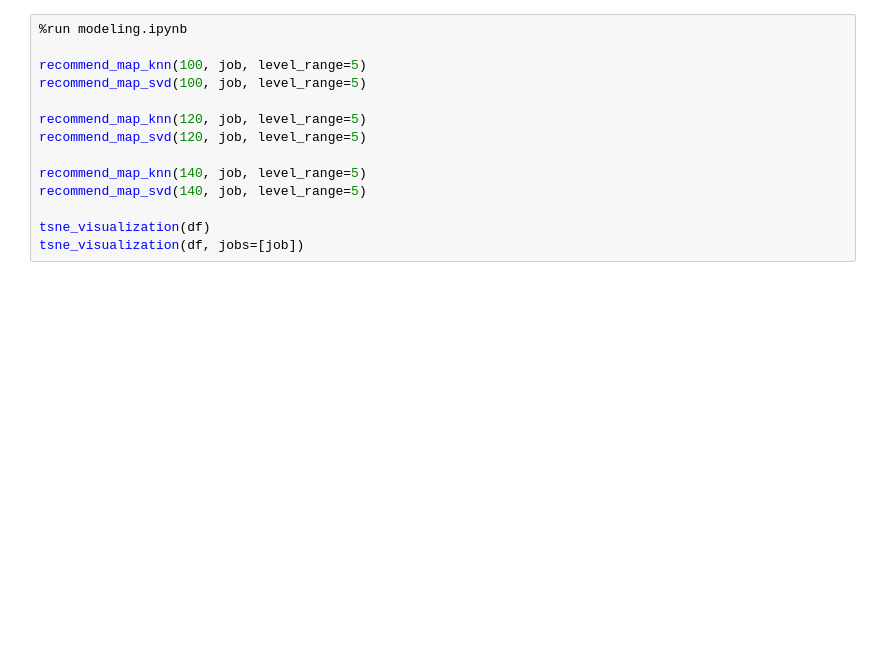
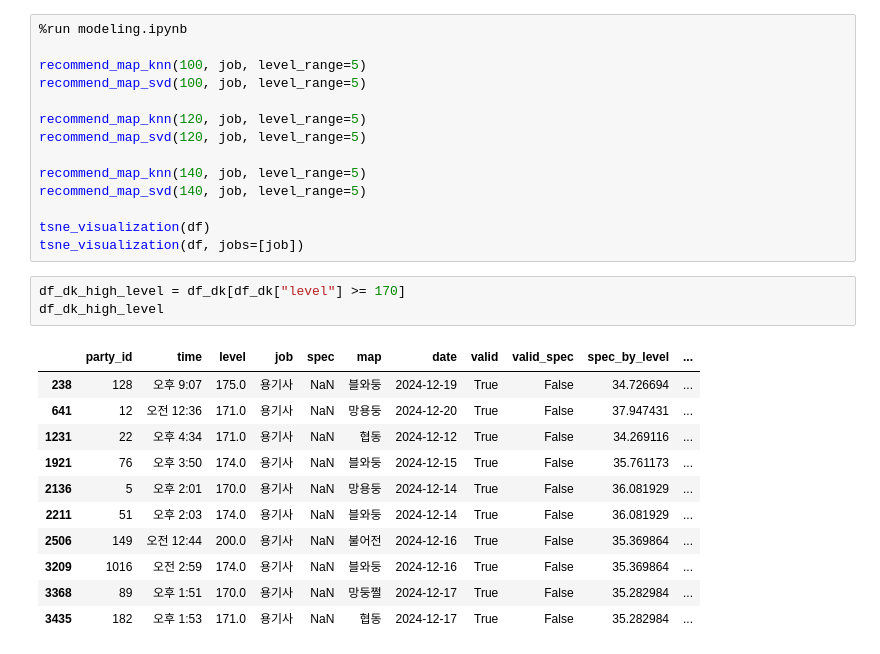
Before and after one commit to jongwonIee/mapleland, a Jupyter notebook: party/job-DK.ipynb, the cells around one changed output. Drawn from its saved outputs; the diff is of its cells as text; blank space fills up the shorter version.

```diff
--- a/party/job-DK.ipynb
+++ b/party/job-DK.ipynb
@@ -154,3 +156,18 @@ recommend_map_svd(140, job, level_range=5)
 
 tsne_visualization(df)
 tsne_visualization(df, jobs=[job])
+# %%
+df_dk_high_level = df_dk[df_dk["level"] >= 170]
+df_dk_high_level
+# %% [output]
+|  | party_id | time | level | job | spec | map | date | valid | valid_spec | spec_by_level | ... |
+| 238 | 128 | 오후 9:07 | 175.0 | 용기사 | NaN | 블와둥 | 2024-12-19 | True | False | 34.726694 | ... |
+| 641 | 12 | 오전 12:36 | 171.0 | 용기사 | NaN | 망용둥 | 2024-12-20 | True | False | 37.947431 | ... |
+| 1231 | 22 | 오후 4:34 | 171.0 | 용기사 | NaN | 협동 | 2024-12-12 | True | False | 34.269116 | ... |
+| 1921 | 76 | 오후 3:50 | 174.0 | 용기사 | NaN | 블와둥 | 2024-12-15 | True | False | 35.761173 | ... |
+| 2136 | 5 | 오후 2:01 | 170.0 | 용기사 | NaN | 망용둥 | 2024-12-14 | True | False | 36.081929 | ... |
+| 2211 | 51 | 오후 2:03 | 174.0 | 용기사 | NaN | 블와둥 | 2024-12-14 | True | False | 36.081929 | ... |
+| 2506 | 149 | 오전 12:44 | 200.0 | 용기사 | NaN | 불어전 | 2024-12-16 | True | False | 35.369864 | ... |
+| 3209 | 1016 | 오전 2:59 | 174.0 | 용기사 | NaN | 블와둥 | 2024-12-16 | True | False | 35.369864 | ... |
+| 3368 | 89 | 오후 1:51 | 170.0 | 용기사 | NaN | 망둥쩔 | 2024-12-17 | True | False | 35.282984 | ... |
+| 3435 | 182 | 오후 1:53 | 171.0 | 용기사 | NaN | 협동 | 2024-12-17 | True | False | 35.282984 | ... |
```
Also changed, not shown: parts of 3 cells of this notebook, 18 other files.
